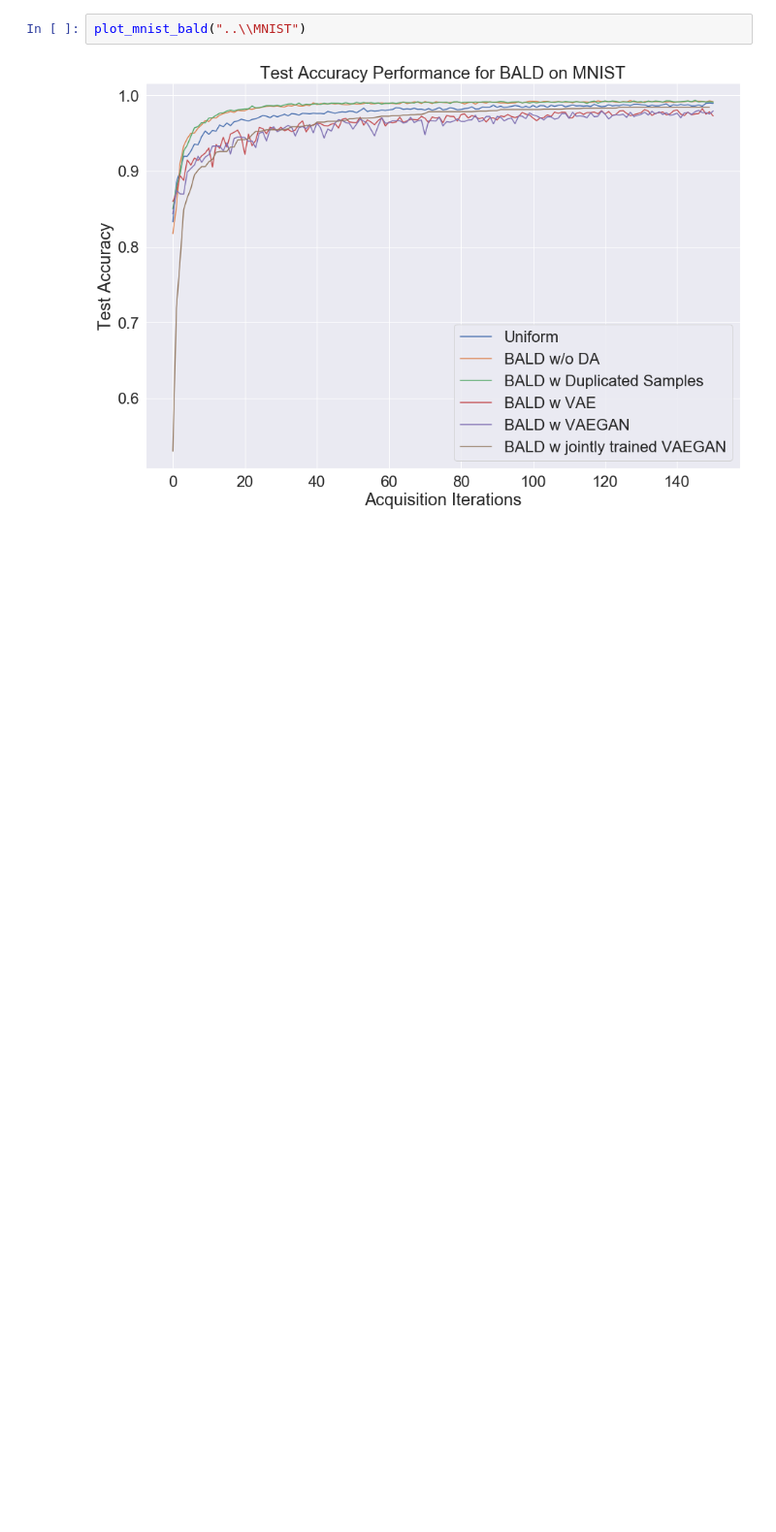
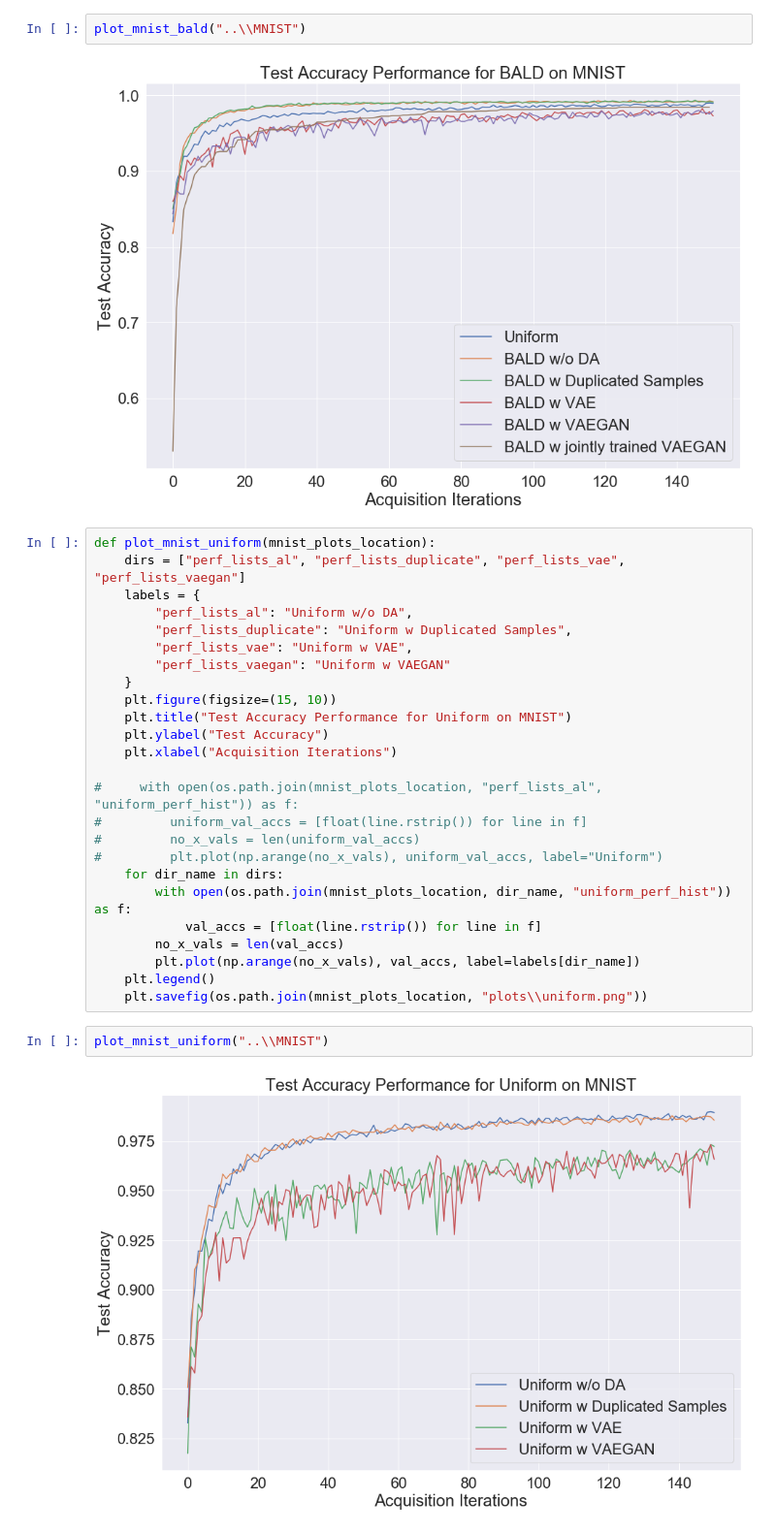
Before and after one commit to vaibhavjindal/10708project, a Jupyter notebook: after_midway/plotting_results_code/plotting_mnist.ipynb, the cells around one changed output. Shown at 97% size. Drawn from its saved outputs; the diff is of its cells as text; blank space fills up the shorter version.

```diff
--- a/after_midway/plotting_results_code/plotting_mnist.ipynb
+++ b/after_midway/plotting_results_code/plotting_mnist.ipynb
@@ -112,3 +114,32 @@ def plot_mnist_bald(mnist_plots_location):
 plot_mnist_bald("..\\MNIST")
 # %% [output]
 [figure]
+# %%
+def plot_mnist_uniform(mnist_plots_location):
+    dirs = ["perf_lists_al", "perf_lists_duplicate", "perf_lists_vae", "perf_lists_vaegan"]
+    labels = {
+        "perf_lists_al": "Uniform w/o DA",
+        "perf_lists_duplicate": "Uniform w Duplicated Samples",
+        "perf_lists_vae": "Uniform w VAE",
+        "perf_lists_vaegan": "Uniform w VAEGAN"
+    }
+    plt.figure(figsize=(15, 10))
+    plt.title("Test Accuracy Performance for Uniform on MNIST")
+    plt.ylabel("Test Accuracy")
+    plt.xlabel("Acquisition Iterations")
+
+#     with open(os.path.join(mnist_plots_location, "perf_lists_al", "uniform_perf_hist")) as f:
+#         uniform_val_accs = [float(line.rstrip()) for line in f]
+#         no_x_vals = len(uniform_val_accs)
+#         plt.plot(np.arange(no_x_vals), uniform_val_accs, label="Uniform")
+    for dir_name in dirs:
+        with open(os.path.join(mnist_plots_location, dir_name, "uniform_perf_hist")) as f:
+            val_accs = [float(line.rstrip()) for line in f]
+        no_x_vals = len(val_accs)
+        plt.plot(np.arange(no_x_vals), val_accs, label=labels[dir_name])
+    plt.legend()
+    plt.savefig(os.path.join(mnist_plots_location, "plots\\uniform.png"))
+# %%
+plot_mnist_uniform("..\\MNIST")
+# %% [output]
+[figure, added]
```
Also changed, not shown: parts of 2 cells of this notebook, 18 other files.
